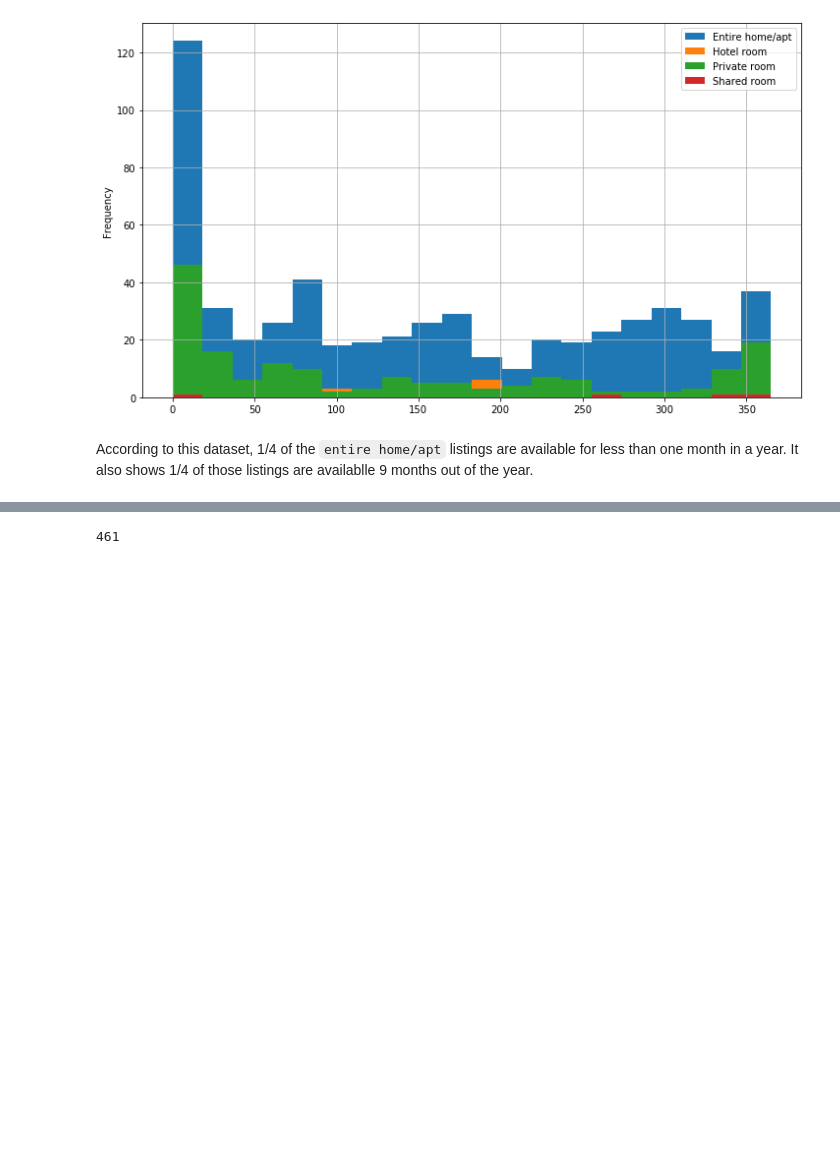
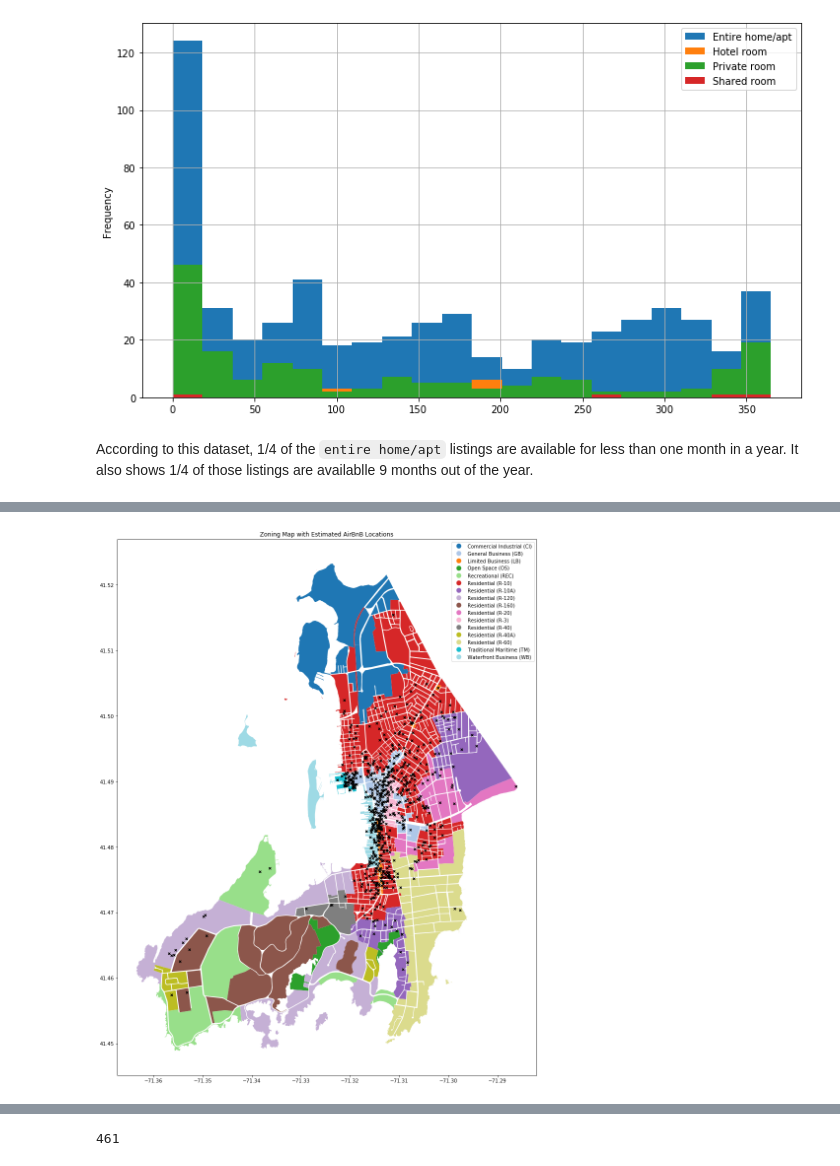
Before and after one commit to paulopperman/short-term-rental-research, a Jupyter notebook: STR Data Exploration.ipynb, the cells around one changed output, grey strips where cells are left out. Cells and saved outputs as stored; diff of their text form; code cells hidden in the pictures; blank space fills up the shorter version.

```diff
--- a/STR Data Exploration.ipynb
+++ b/STR Data Exploration.ipynb
@@ -84,0 +91,7 @@ According to this dataset, 1/4 of the `entire home/apt` listings are available f
+# %%
+base = parcels.to_crs(4326).dissolve(by='Zone').reset_index().plot(column='Zone', figsize=(20,20), legend=True, cmap='tab20')
+abb_data[abb_data['neighbourhood']=='Newport'].plot(ax=base, marker='x', color='black', markersize=20)
+plt.title('Zoning Map with Estimated AirBnB Locations')
+plt.show()
+# %% [output]
+[figure, added]
```
Also changed, not shown: parts of 30 cells of this notebook.
